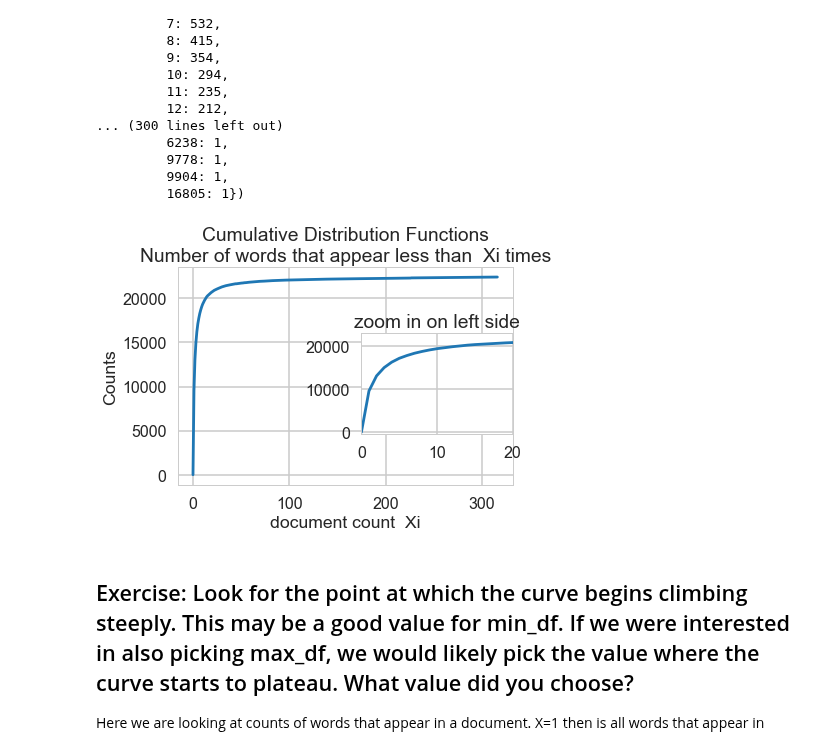
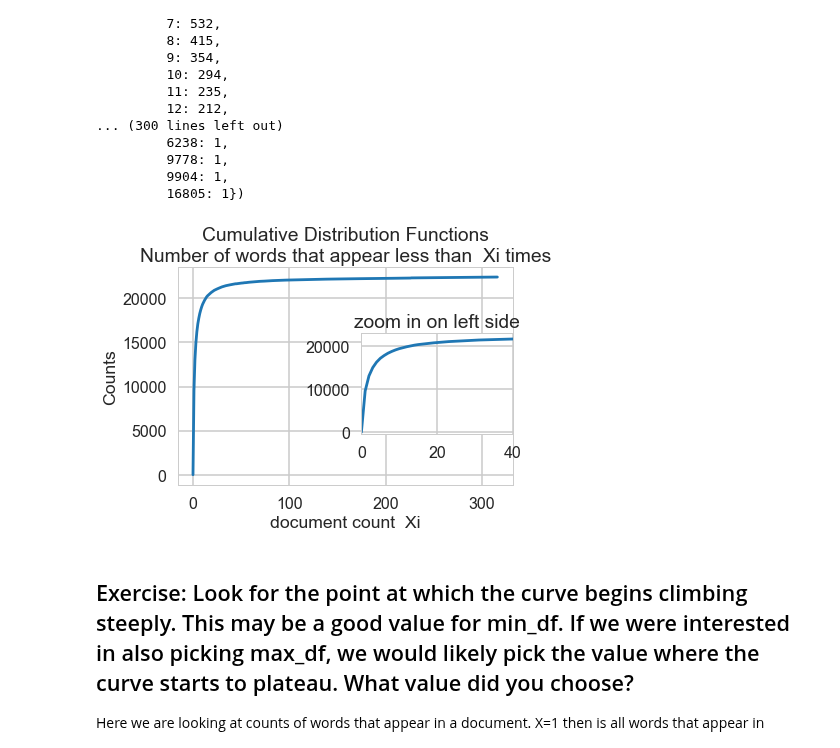
Before and after one commit to lbjennings/Springboard, a Jupyter notebook: Springboard/Mini-Projects/naive_bayes/Mini_Project_Naive_Bayes.ipynb, the cells around one changed output. Cells and saved outputs as stored; diff of their text form; code cells hidden in the pictures.

```diff
--- a/Springboard/Mini-Projects/naive_bayes/Mini_Project_Naive_Bayes.ipynb
+++ b/Springboard/Mini-Projects/naive_bayes/Mini_Project_Naive_Bayes.ipynb
@@ -427,25 +427,25 @@ for i in word_doc.values():
 # %%
 n = len(p_pert)
 fig, ax =plt.subplots()
 x=np.linspace(0,316,num=n)
 ax.plot(x,p_pert)
 #_ = plt.xlim(0,316)
 _ = ax.set_xlabel('document count  Xi')
 _ = ax.set_ylabel('Counts')
 _ = ax.set_title('Cumulative Distribution Functions\nNumber of words that appear less than  Xi times')
 
 
 inset_ax=fig.add_axes([0.55,.3,.35,.35])
 inset_ax.plot(x,p_pert)
 inset_ax.set_title('zoom in on left side')
 inset_ax.set_frame_on('on')
 
-inset_ax.set_xlim(0,20)
+inset_ax.set_xlim(0,40)
 plt.margins(0.02)
 
 plt.show()
 # %% [output]
-[figure, old version]
+[figure, new version]
 # %% [markdown]
 ## Exercise: Look for the point at which the curve begins climbing steeply. This may be a good value for min_df. If we were interested in also picking max_df, we would likely pick the value where the curve starts to plateau. What value did you choose?
 
```
Also changed, not shown: parts of 48 cells of this notebook.
